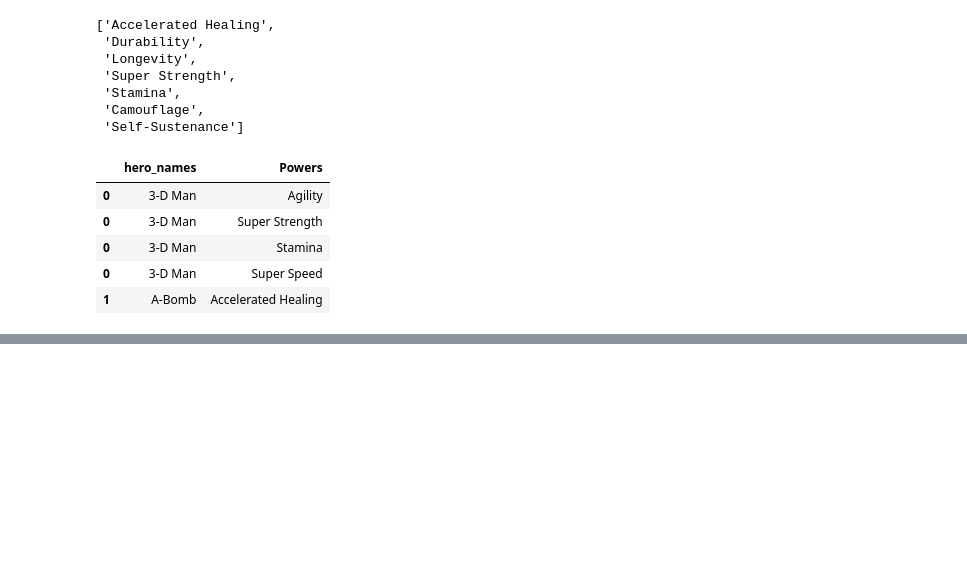
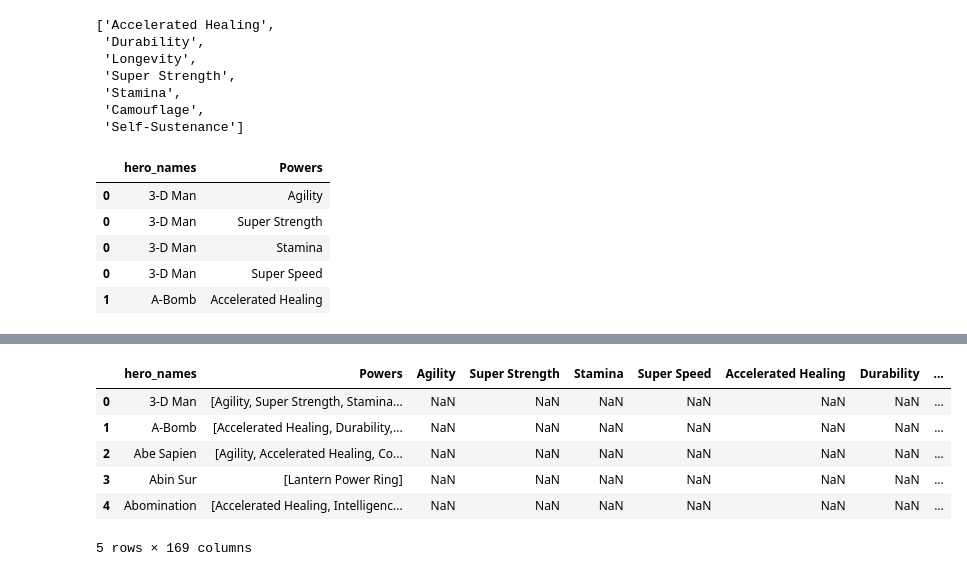
Before and after one commit to eckoecho/Applying-Advanced-Transformations, a Jupyter notebook: Applying Advanced Transformations (Core).ipynb, the cells around one changed output, grey strips where cells are left out. Drawn from its saved outputs; the diff is of its cells as text; code cells hidden in the pictures; blank space fills up the shorter version.

```diff
--- a/Applying Advanced Transformations (Core).ipynb
+++ b/Applying Advanced Transformations (Core).ipynb
@@ -217,3 +217,7 @@ exploded.head(5)
 | 0 | 3-D Man | Stamina |
 | 0 | 3-D Man | Super Speed |
 | 1 | A-Bomb | Accelerated Healing |
+# %%
+## saving the unique values from the exploded column
+cols_to_make = exploded["Powers"].unique()
+cols_to_make
@@ -219,0 +242,13 @@ exploded.head(5)
+# %%
+for col in cols_to_make:
+    powers[col] = powers["Powers"].str.contains(col)
+
+powers.head()
+# %% [output]
+|  | hero_names | Powers | Agility | Super Strength | Stamina | Super Speed | Accelerated Healing | Durability | ... |
+| 0 | 3-D Man | [Agility, Super Strength, Stamina... | NaN | NaN | NaN | NaN | NaN | NaN | ... |
+| 1 | A-Bomb | [Accelerated Healing, Durability,... | NaN | NaN | NaN | NaN | NaN | NaN | ... |
+| 2 | Abe Sapien | [Agility, Accelerated Healing, Co... | NaN | NaN | NaN | NaN | NaN | NaN | ... |
+| 3 | Abin Sur | [Lantern Power Ring] | NaN | NaN | NaN | NaN | NaN | NaN | ... |
+| 4 | Abomination | [Accelerated Healing, Intelligenc... | NaN | NaN | NaN | NaN | NaN | NaN | ... |
+5 rows × 169 columns
```
Also changed, not shown: parts of 1 cell of this notebook.
